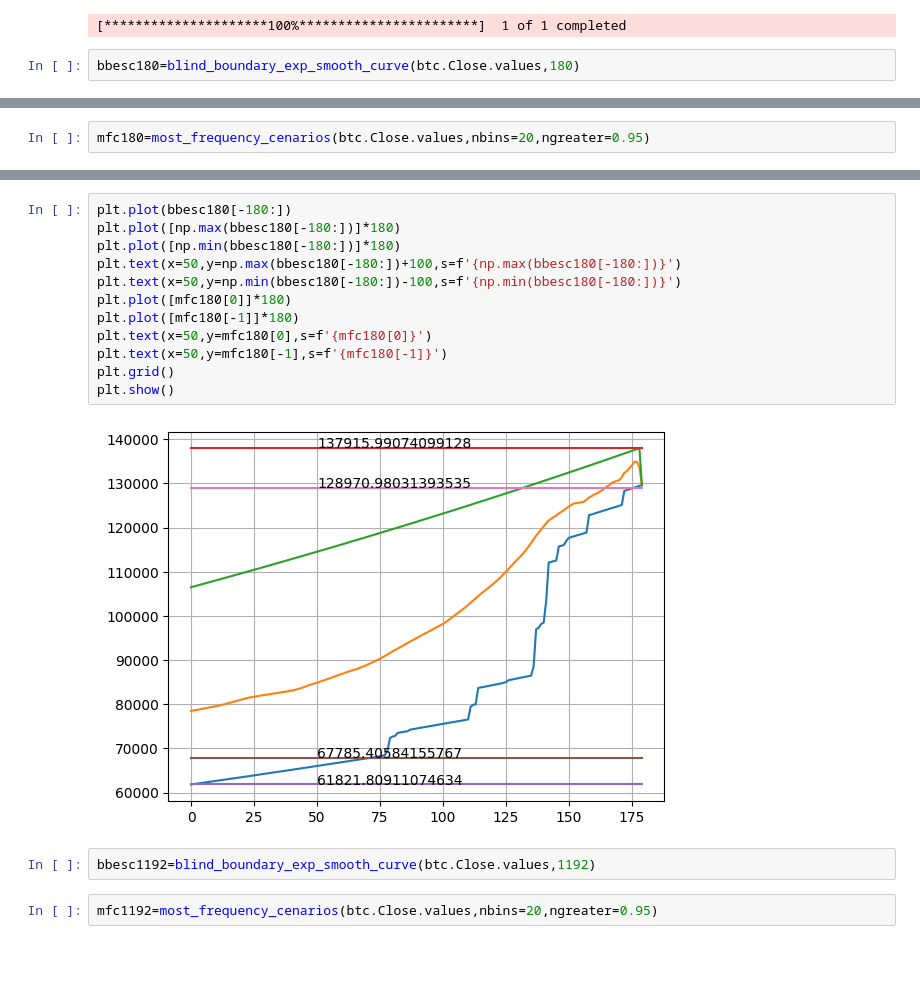
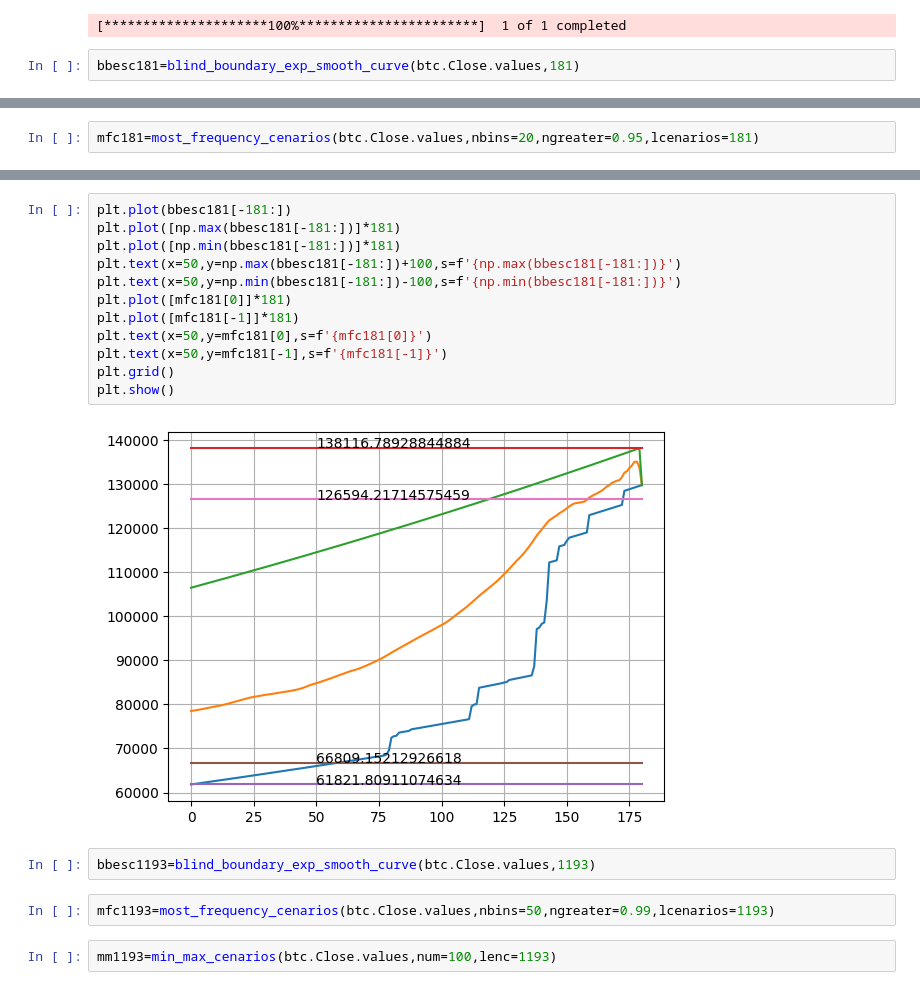
Before and after one commit to bahram3000/google_colab, a Jupyter notebook: btc_period_and_prediction_calculate.ipynb, the cells around one changed output, grey strips where cells are left out. Cells and saved outputs as stored; diff of their text form; blank space fills up the shorter version.

```diff
--- a/btc_period_and_prediction_calculate.ipynb
+++ b/btc_period_and_prediction_calculate.ipynb
@@ -39,6 +39,6 @@ btc=yf.download("BTC-USD")
 # %% [output]
 [*********************100%***********************]  1 of 1 completed
 # %%
-bbesc180=blind_boundary_exp_smooth_curve(btc.Close.values,180)
+bbesc181=blind_boundary_exp_smooth_curve(btc.Close.values,181)
 # %%
 plt.plot(btc.Close.values)
@@ -47,4 +47,4 @@ plt.show()
 # %% [output]
 [figure]
 # %%
-mfc180=most_frequency_cenarios(btc.Close.values,nbins=20,ngreater=0.95)
+mfc181=most_frequency_cenarios(btc.Close.values,nbins=20,ngreater=0.95,lcenarios=181)
@@ -51,18 +64,20 @@ mfc180=most_frequency_cenarios(btc.Close.values,nbins=20,ngreater=0.95)
 # %%
-plt.plot(bbesc180[-180:])
-plt.plot([np.max(bbesc180[-180:])]*180)
-plt.plot([np.min(bbesc180[-180:])]*180)
-plt.text(x=50,y=np.max(bbesc180[-180:])+100,s=f'{np.max(bbesc180[-180:])}')
-plt.text(x=50,y=np.min(bbesc180[-180:])-100,s=f'{np.min(bbesc180[-180:])}')
-plt.plot([mfc180[0]]*180)
-plt.plot([mfc180[-1]]*180)
-plt.text(x=50,y=mfc180[0],s=f'{mfc180[0]}')
-plt.text(x=50,y=mfc180[-1],s=f'{mfc180[-1]}')
+plt.plot(bbesc181[-181:])
+plt.plot([np.max(bbesc181[-181:])]*181)
+plt.plot([np.min(bbesc181[-181:])]*181)
+plt.text(x=50,y=np.max(bbesc181[-181:])+100,s=f'{np.max(bbesc181[-181:])}')
+plt.text(x=50,y=np.min(bbesc181[-181:])-100,s=f'{np.min(bbesc181[-181:])}')
+plt.plot([mfc181[0]]*181)
+plt.plot([mfc181[-1]]*181)
+plt.text(x=50,y=mfc181[0],s=f'{mfc181[0]}')
+plt.text(x=50,y=mfc181[-1],s=f'{mfc181[-1]}')
 plt.grid()
 plt.show()
 # %% [output]
-[figure, old version]
+[figure, new version]
 # %%
-bbesc1192=blind_boundary_exp_smooth_curve(btc.Close.values,1192)
+bbesc1193=blind_boundary_exp_smooth_curve(btc.Close.values,1193)
 # %%
-mfc1192=most_frequency_cenarios(btc.Close.values,nbins=20,ngreater=0.95)
+mfc1193=most_frequency_cenarios(btc.Close.values,nbins=50,ngreater=0.99,lcenarios=1193)
+# %%
+mm1193=min_max_cenarios(btc.Close.values,num=100,lenc=1193)
```
Also changed, not shown: parts of 14 cells of this notebook.
